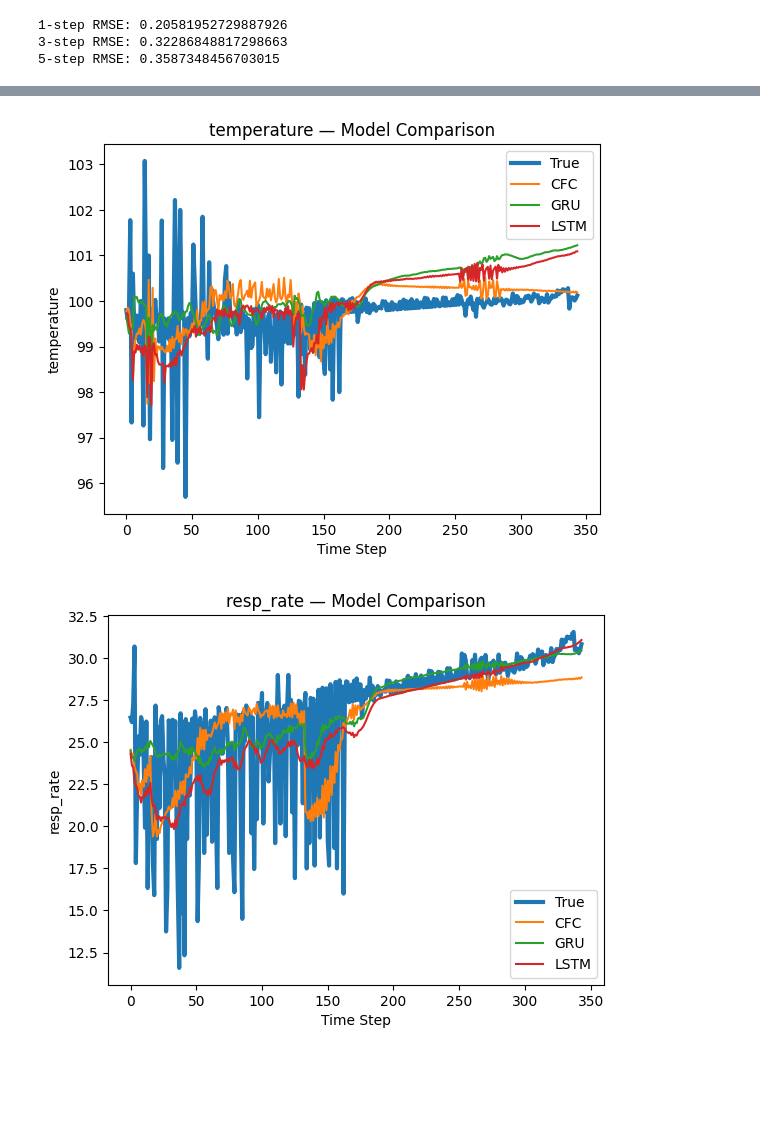
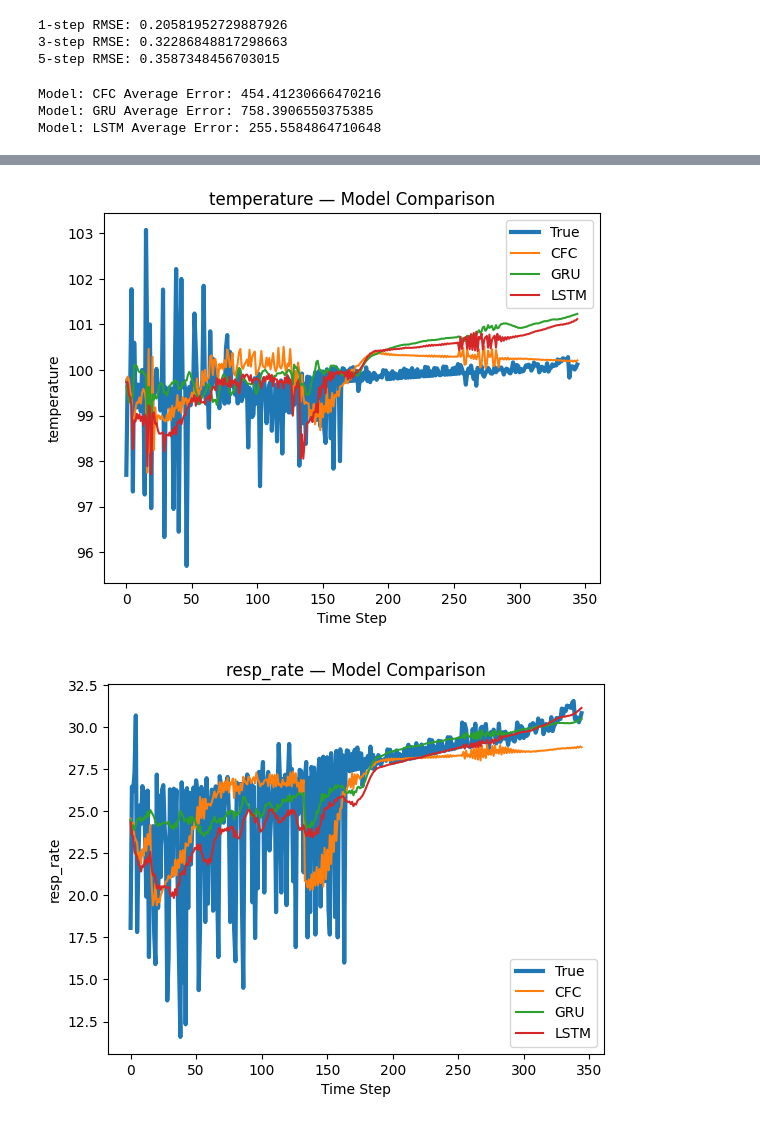
Before and after one commit to theophilus28/LNN-GRU-Comparative, a Jupyter notebook: lnn_setup.ipynb, the cells around one changed output, grey strips where cells are left out. Saved outputs shown, nothing was run; the diff lists cells and outputs as text; code cells hidden in the pictures; blank space fills up the shorter version.

Commit message:
more graphical testing, about to do huge rmse rework though

```diff
--- a/lnn_setup.ipynb
+++ b/lnn_setup.ipynb
@@ -1434,7 +1436,7 @@ Epoch 29: val loss=0.03559
 # are all real again, and onlt the last 10 are speculative again. This will keep our predictions more on track,
 # and this will be more accurate to actual deployment scenario.
 def rollout_model(model, df, feature_cols, action_cols,
-                  icu_id, model_type, scaler=None, device="cuda"):
+                  icu_id, model_type, window_size, scaler=None, device="cuda"):
 
     model.eval()
     model.to(device)
@@ -1444,7 +1446,7 @@ def rollout_model(model, df, feature_cols, action_cols,
 
     s_true = g[feature_cols].values
     a = g[action_cols].values #don't need to be scaled
-    p_window = 10 #prediction window size
+    p_window = window_size #prediction window size
 
     # Scale if needed
     if scaler is not None:
@@ -1463,7 +1465,7 @@ def rollout_model(model, df, feature_cols, action_cols,
 
     with torch.no_grad():
         unsqueezed = False
-        for t in range(int(len(s_true)/2), len(s_true) - 1):
+        for t in range(int(len(s_true)/2), len(s_true)):
             if model_type == "CFC":
                 if unsqueezed:
                     cur = cur.squeeze(0)
@@ -1487,7 +1489,7 @@ def rollout_model(model, df, feature_cols, action_cols,
             cur[:-p_window] = s_true[1+t-int(len(s_true)/2):t+1-p_window]
 
     preds = np.array(preds)
-    true = s_true[1:].cpu().numpy()
+    true = s_true.cpu().numpy()
 
     # Inverse transform if scaled
     if scaler is not None:
@@ -1499,7 +1501,14 @@ def rollout_model(model, df, feature_cols, action_cols,
         dummy[:, :len(feature_cols)] = true[int(len(s_true)/2):]
         true = scaler.inverse_transform(dummy[:, :len(feature_cols)])
 
-    return true, preds
+    # interested in seeing the cumulative error so I can compare that across models as well
+    errs = []
+    for tru, pred in zip(true, preds):
+        err = (pred - tru) ** 2
+        errs.append(err)
+    err = np.mean(errs)
+
+    return true, preds, err
 # %%
 # plot prediction function
 
@@ -1525,22 +1534,24 @@ def plot_predictions(true, preds, feature_cols, features_to_plot):
 
 def compare_models(models_dict, df, icu_id,
                    feature_cols, action_cols,
-                   features_to_plot,
+                   features_to_plot, window_size,
                    scaler=None,
                    device="cuda"):
 
     results = {}
 
     for name, model in models_dict.items():
-        true, preds = rollout_model(
+        true, preds, err = rollout_model(
             model, df,
             feature_cols, action_cols,
             icu_id,
             name,
+            window_size=window_size,
             scaler=scaler,
             device=device
         )
         results[name] = preds
+        print("Model: " + name + " Average Error: " + str(err))
 
     T = true.shape[0]
     t = np.arange(T)
@@ -1622,7 +1633,11 @@ compare_models(
     feature_cols=state_features,
     action_cols=action_features,
     features_to_plot=features_to_plot,
+    window_size = 10,
     scaler=scaler,
     device="cuda"
 )
 # %% [output]
+Model: CFC Average Error: 454.41230666470216
+Model: GRU Average Error: 758.3906550375385
+Model: LSTM Average Error: 255.5584864710648
@@ -1632,2 +1647,2 @@ compare_models(
-[figure, old version]
+[figure, new version]
-[figure, old version]
+[figure, new version]
```
Also changed, not shown: parts of 4 cells of this notebook.
